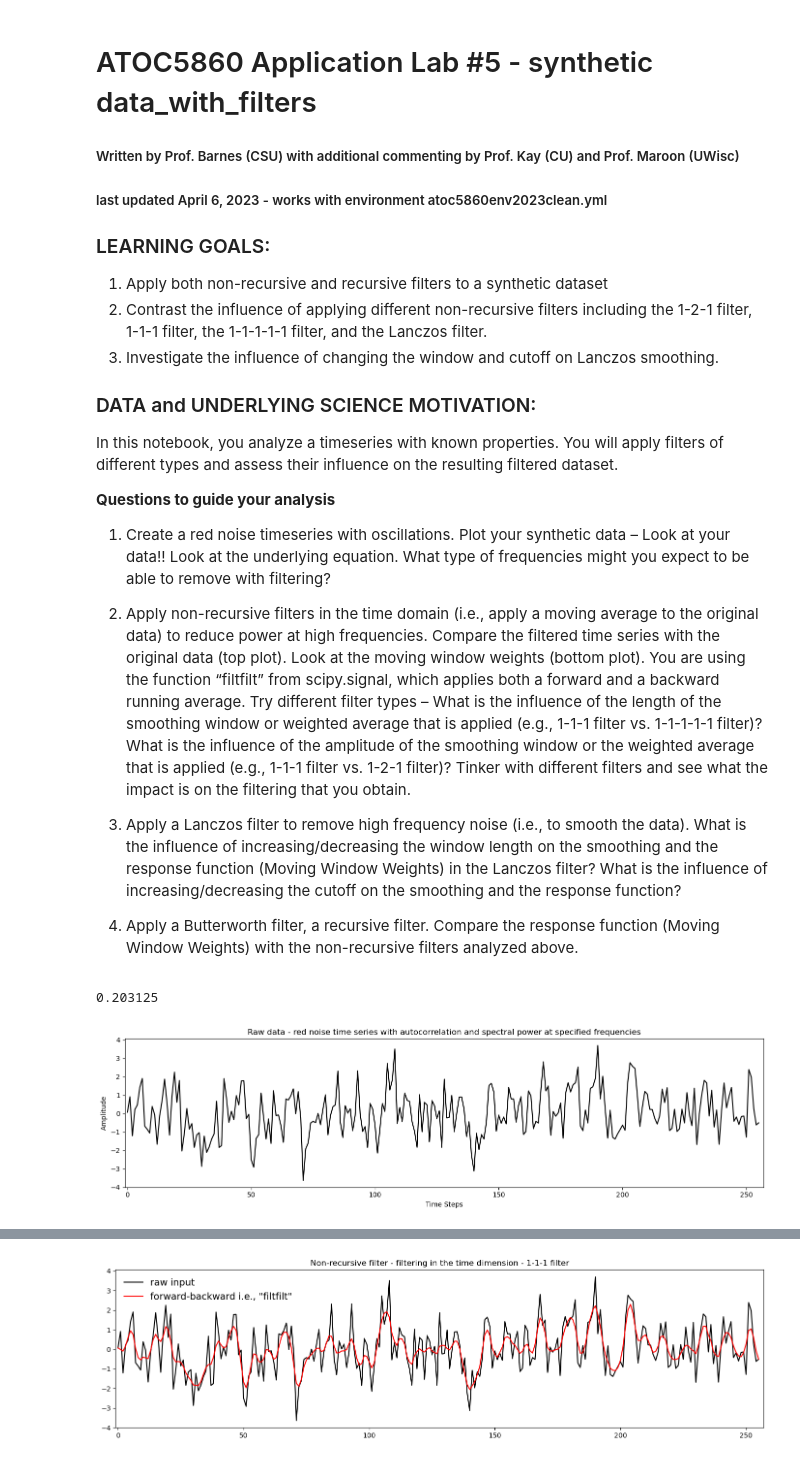
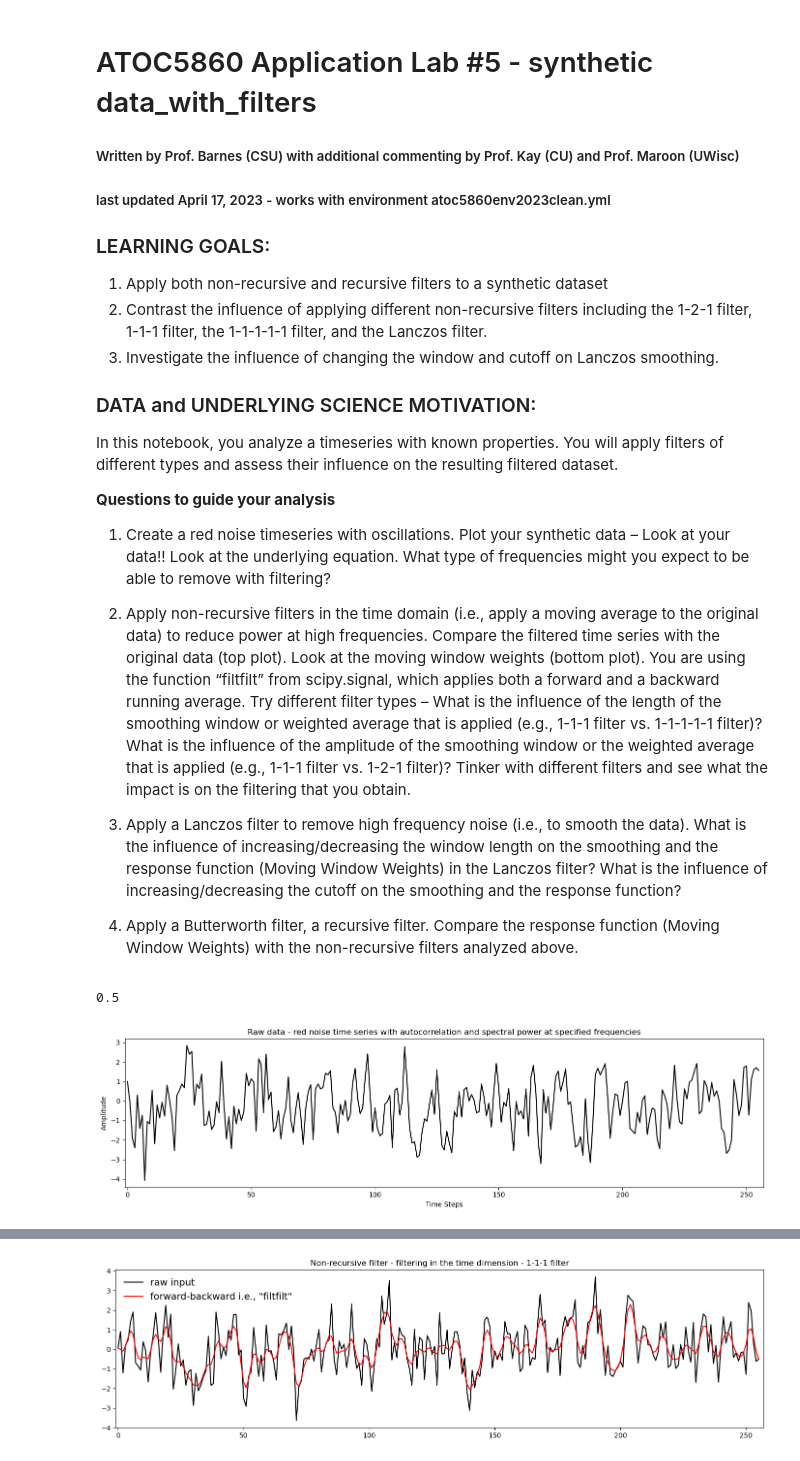
Before and after one commit to jenkayco/ATOC5860_Spring2023, a Jupyter notebook: applicationlabs/lab5/ATOC5860_applicationlab5_synthetic_data_with_filters.ipynb, the cells around one changed output, grey strips where cells are left out. Saved outputs shown, nothing was run; the diff lists cells and outputs as text; code cells hidden in the pictures.

```diff
--- a/applicationlabs/lab5/ATOC5860_applicationlab5_synthetic_data_with_filters.ipynb
+++ b/applicationlabs/lab5/ATOC5860_applicationlab5_synthetic_data_with_filters.ipynb
@@ -1,7 +1,7 @@
 # %% [markdown]
 #  ATOC5860 Application Lab #5 - synthetic data_with_filters
 ##### Written by Prof. Barnes (CSU) with additional commenting by Prof. Kay (CU) and Prof. Maroon (UWisc)
-##### last updated April 6, 2023 - works with environment atoc5860env2023clean.yml
+##### last updated April 17, 2023 - works with environment atoc5860env2023clean.yml
 
 
 ### LEARNING GOALS:
@@ -34,30 +34,30 @@ import scipy.io as sio
 # %%
 # generate an anomaly red noise time series with oscillations
 n = 256              ## number of time steps
 alpha = 0.5          ## autocorrelation
-freq = 52./256.      ## oscillation frequency
-freq2 = 100./256     ## oscillation frequency 2
+freq = 128./256.      ## oscillation frequency
+freq2 = 64./256     ## oscillation frequency 2
 print(freq)
 factor = np.sqrt(1.-alpha*alpha)
 x = np.zeros((n,))
 pnum = 0
 x[0] = x[-1]*alpha + factor*np.random.randn()
 for j in np.arange(1,n):
     x[j] = x[j-1]*alpha + factor*np.random.randn()+1.0*np.cos(2.0*np.pi*(1.-0.01*np.random.randn())*freq*j) + \
     0.75*np.cos(2.*np.pi*(1.-.001*np.random.randn())*freq2*j-np.pi/4.)
 # remove the mean - calculate the anomaly
 xa = x - np.mean(x)
 
 f=plt.figure(figsize=(14,4))
 plt.plot(x,'-k',linewidth = 1.5, label = 'raw input');
 plt.xlim(-1,np.size(x)+1);
 plt.title('Raw data - red noise time series with autocorrelation and spectral power at specified frequencies');
 plt.xlabel('Time Steps');
 plt.ylabel('Amplitude');
 f.tight_layout()
 # %% [output]
-0.203125
+0.5
-[figure, old version]
+[figure, new version]
 # %%
 ### Apply a non-recursive filter in the time dimension.  Note: this filter is also called a moving average filter
 ### Try multiple non-recursive filter types
```
Also changed, not shown: parts of 1 cell of this notebook, 1 other file.
